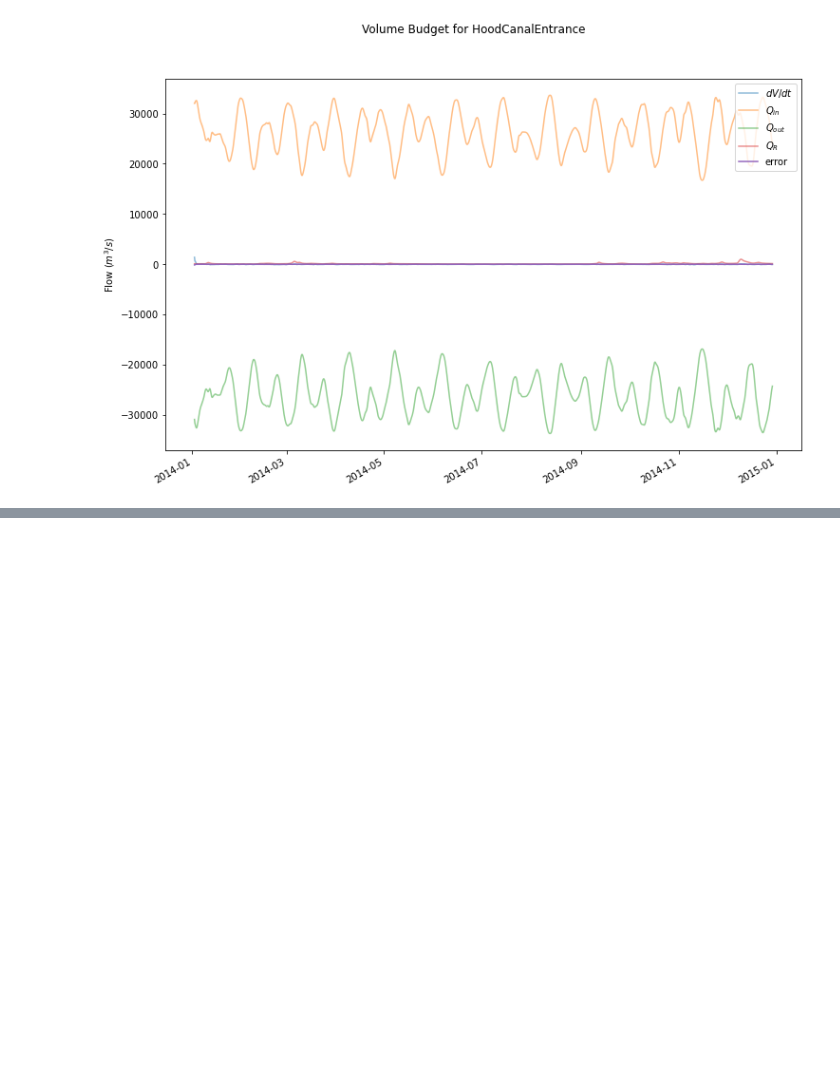
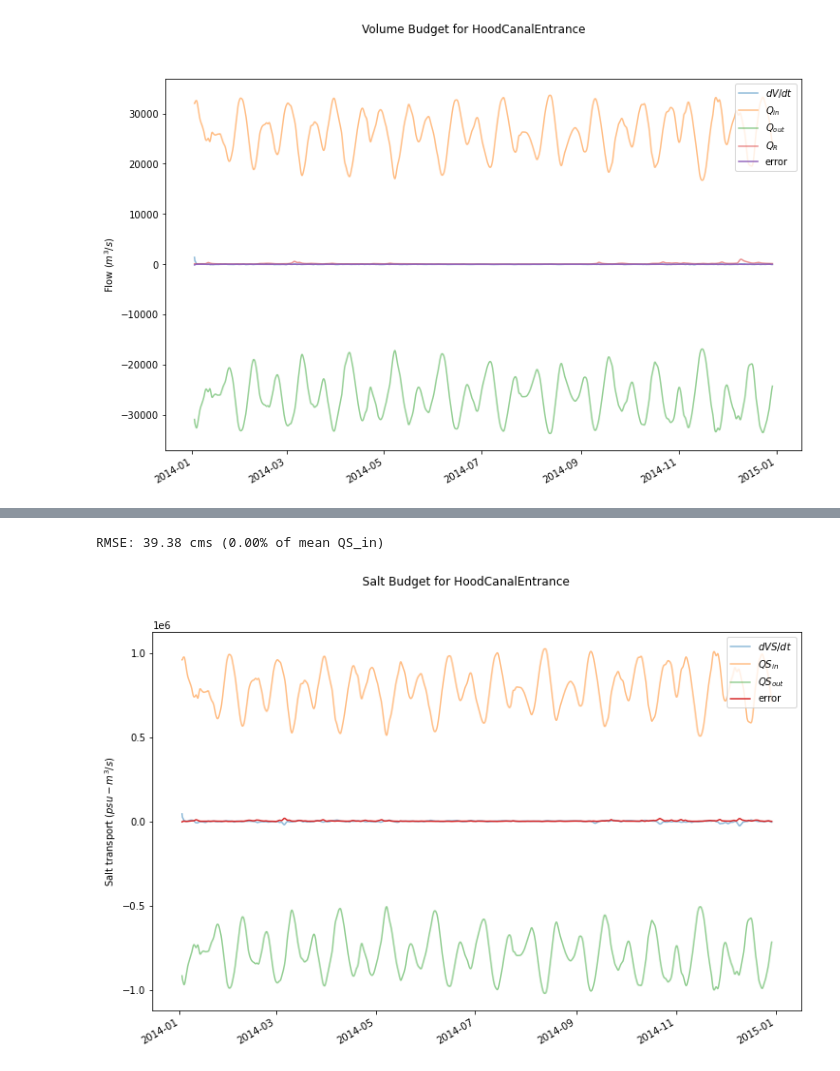
Before and after one commit to bedaro/ssm-analysis, a Jupyter notebook: transport/TEFBudget.ipynb, the cells around one changed output, grey strips where cells are left out. Drawn from its saved outputs; the diff is of its cells as text; code cells hidden in the pictures; blank space fills up the shorter version.

Commit message:
Updated with salt balance

```diff
--- a/transport/TEFBudget.ipynb
+++ b/transport/TEFBudget.ipynb
@@ -381,0 +405,3 @@ RMSE: 0.11 cms (0.08% of mean Q_R)
+# %%
+VS = (hydro_output['salinity'][:,:,cv_node_list-1] * total_vol).sum(axis=(1,2))
+VS.shape
@@ -381,0 +410,4 @@ RMSE: 0.11 cms (0.08% of mean Q_R)
+# %%
+dVSdt = ndimage.gaussian_filter1d(VS, sigma=1, order=1)[1:] / np.diff(hydro_output['time'][:])
+display(dVSdt.shape)
+dVSdt
@@ -381,0 +462,8 @@ RMSE: 0.11 cms (0.08% of mean Q_R)
+# %%
+dVSdt = dVSdt[:cut_indices.min()-1]
+display('dVSdt', dVSdt.shape)
+for s in section_names:
+    qs_in[s] = qs_in[s][1:cut_indices.min()]
+    qs_out[s] = qs_out[s][1:cut_indices.min()]
+display('QSin/out', qs_in[next(iter(section_names))].shape)
+assert(len(qs_in[next(iter(section_names))]) == len(dVSdt))
@@ -381,0 +475,31 @@ RMSE: 0.11 cms (0.08% of mean Q_R)
+# %%
+if tide_avg:
+    dVSdt = filt_godin(dVSdt)
+    for s in section_names:
+        qs_in[s] = filt_godin(qs_in[s])
+        qs_out[s] = filt_godin(qs_out[s])
+# %%
+qs_in_total = np.sum([qs_in[s] for s in section_names], axis=0)
+qs_out_total = np.sum([qs_out[s] for s in section_names], axis=0)
+error = (-dVSdt + qs_in_total + qs_out_total)
+fig, ax = plt.subplots(figsize=(12,8))
+ax.plot(dates, dVSdt, label='$dVS/dt$', alpha=0.5)
+#for s in section_names:
+#    l = ax.plot(dates, qs_in[s], '--', label=f'{s} $Q_{{in}}$', alpha=0.5)
+#    ax.plot(dates, qs_out[s], '-.', color=l[0].get_color(), label=f'{s} $Q_{{out}}$', alpha=0.5)
+ax.plot(dates, qs_in_total, label='$QS_{in}$', alpha=0.5)
+ax.plot(dates, qs_out_total, label='$QS_{out}$', alpha=0.5)
+ax.plot(dates, error, label='error')
+if not tide_avg:
+    ax.set(xbound=(dates[50], dates[250]))
+ax.set(ylabel="Salt transport ($psu-m^3/s$)")
+ax.legend()
+fig.autofmt_xdate()
+fig.suptitle(f'Salt Budget for {", ".join(section_names)}')
+errors_nonan = error[~np.isnan(error)]
+rmse = np.sqrt((errors_nonan ** 2).sum())/len(errors_nonan)
+error_per_qsin = np.nan if rivers_interp.mean() == 0 else rmse / qs_in_total[~np.isnan(qs_in_total)].mean()
+print(f'RMSE: {rmse:.2f} cms ({error_per_qsin * 100:.2f}% of mean QS_in)')
+# %% [output]
+RMSE: 39.38 cms (0.00% of mean QS_in)
+[figure, added]
```
Also changed, not shown: parts of 17 cells of this notebook.
